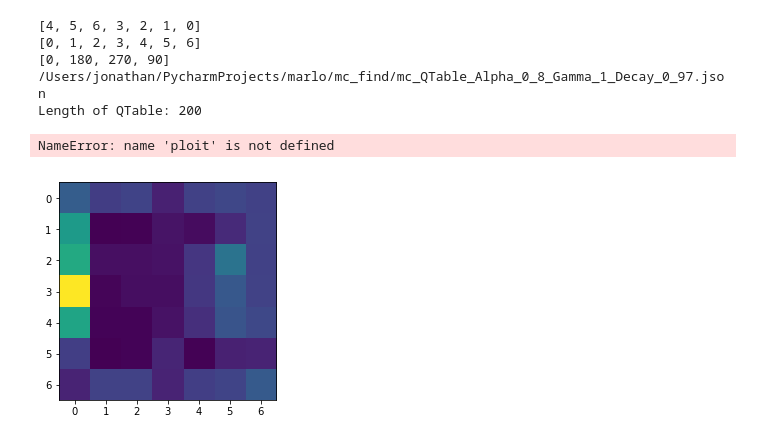
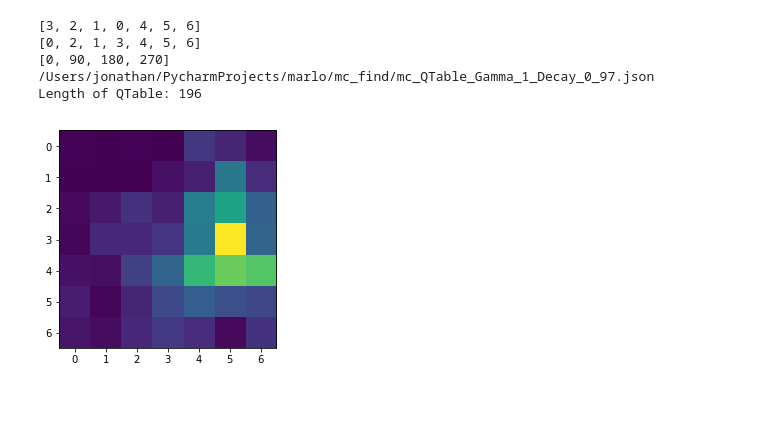
Before and after one commit to mattthelee/Marlo-Double-DQN, a Jupyter notebook: Johnny_looking_data.ipynb, the cells around one changed output. Cells and saved outputs as stored; diff of their text form; code cells hidden in the pictures; blank space fills up the shorter version.

```diff
--- a/Johnny_looking_data.ipynb
+++ b/Johnny_looking_data.ipynb
@@ -15,6 +15,6 @@ Length of QTable: 200
 # %%
 file_list = [
-    "/Users/jonathan/PycharmProjects/marlo/mc_find/mc_QTable_Alpha_0_8_Gamma_1_Decay_0_97.json"]
+    "/Users/jonathan/PycharmProjects/marlo/mc_find/mc_QTable_Gamma_1_Decay_0_97.json"]
 
 xs = []; zs = []; yaws = []
 for key in Qtable:
@@ -38,41 +38,39 @@ def printGrid(xs,zs,Qtable):
     for key in Qtable:
         values = key.split(":")
         x = float(values[0])
         z = float(values[1])
         reward = max(Qtable[key])
 
         gridXStart = int(x*36)
         gridXEnd = int(x*36 + 36)
         gridZStart = int(z*36)
         gridZEnd = int(z*36 + 36)
 
         grid[gridXStart:gridXEnd,gridZStart:gridZEnd] += block*(reward/4)
 
     ax = plt.axes()
     ax.imshow(grid)
 
     ax.set_xticks([(i*36 + 18 ) for i in range(xLen+1)])
     ax.set_xticklabels([str(i) for i in range(xLen+1)])
     ax.set_yticks([(i*36 + 18 ) for i in range(xLen+1)])
     ax.set_yticklabels([str(i) for i in range(xLen+1)])
 
 
 
 for file in file_list:
     print(file)
     with open(file) as f:
         Qtable = json.load(f)
     print("Length of QTable: " + str(len(Qtable)))
     printGrid(xs,zs,Qtable)
-    ploit()
 # %% [output]
-[4, 5, 6, 3, 2, 1, 0]
-[0, 1, 2, 3, 4, 5, 6]
-[0, 180, 270, 90]
-/Users/jonathan/PycharmProjects/marlo/mc_find/mc_QTable_Alpha_0_8_Gamma_1_Decay_0_97.json
-Length of QTable: 200
+[3, 2, 1, 0, 4, 5, 6]
+[0, 2, 1, 3, 4, 5, 6]
+[0, 90, 180, 270]
+/Users/jonathan/PycharmProjects/marlo/mc_find/mc_QTable_Gamma_1_Decay_0_97.json
+Length of QTable: 196
-NameError: name 'ploit' is not defined
-[figure, old version]
+[figure, new version]
 # %%
 def plotScores(file):
     my_data = genfromtxt(file, delimiter=',')
```
Also changed, not shown: parts of 6 cells of this notebook, 15 other files.
